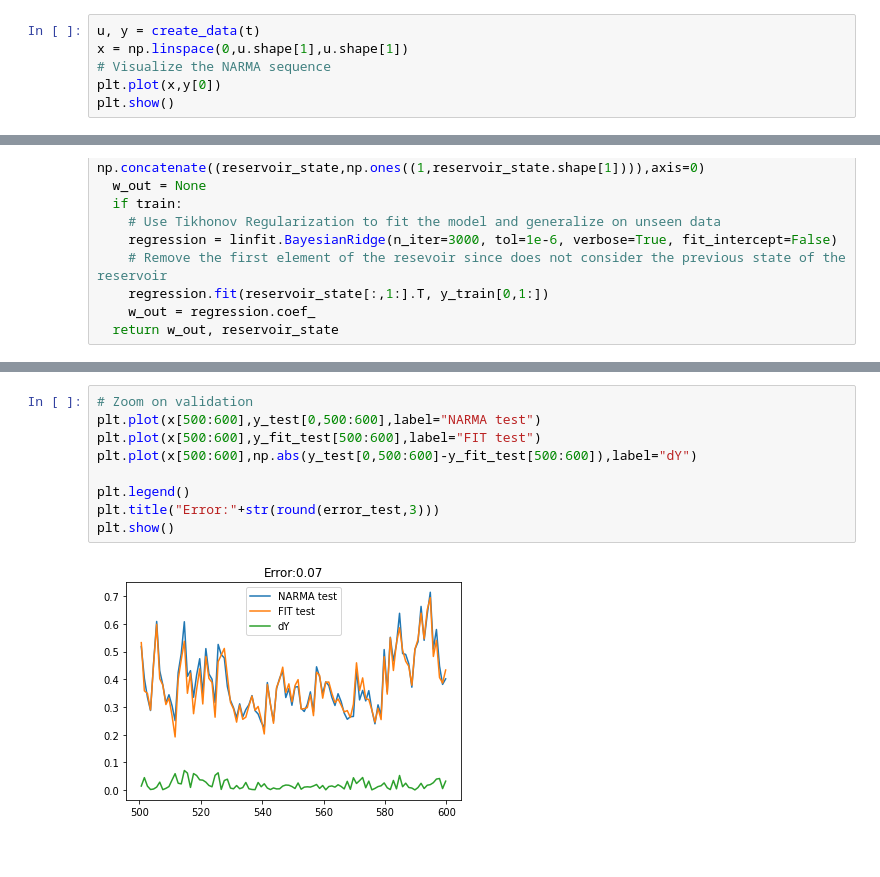
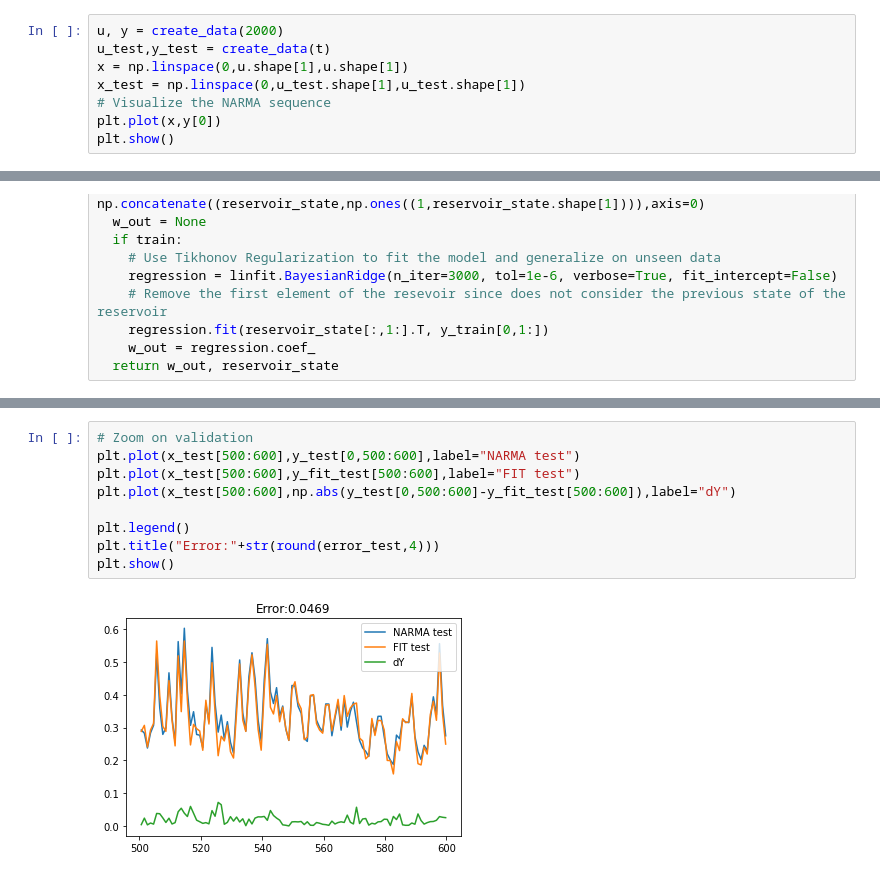
Before and after one commit to LaurensEiroa/Narma10-System-Identification, a Jupyter notebook: EchoStateNetwork.ipynb, the cells around one changed output, grey strips where cells are left out. Drawn from its saved outputs; the diff is of its cells as text.

```diff
--- a/EchoStateNetwork.ipynb
+++ b/EchoStateNetwork.ipynb
@@ -44,8 +44,10 @@ def create_data(t):
   y = y[np.newaxis,20:]
   return u, y
 # %%
-u, y = create_data(t)
+u, y = create_data(2000)
+u_test,y_test = create_data(t)
 x = np.linspace(0,u.shape[1],u.shape[1])
+x_test = np.linspace(0,u_test.shape[1],u_test.shape[1])
 # Visualize the NARMA sequence
 plt.plot(x,y[0])
 plt.show()
@@ -120,11 +121,11 @@ plt.show()
 # %%
 # Zoom on validation
-plt.plot(x[500:600],y_test[0,500:600],label="NARMA test")
-plt.plot(x[500:600],y_fit_test[500:600],label="FIT test")
-plt.plot(x[500:600],np.abs(y_test[0,500:600]-y_fit_test[500:600]),label="dY")
+plt.plot(x_test[500:600],y_test[0,500:600],label="NARMA test")
+plt.plot(x_test[500:600],y_fit_test[500:600],label="FIT test")
+plt.plot(x_test[500:600],np.abs(y_test[0,500:600]-y_fit_test[500:600]),label="dY")
 
 plt.legend()
-plt.title("Error:"+str(round(error_test,3)))
+plt.title("Error:"+str(round(error_test,4)))
 plt.show()
 # %% [output]
-[figure, old version]
+[figure, new version]
```
Also changed, not shown: parts of 7 cells of this notebook.
